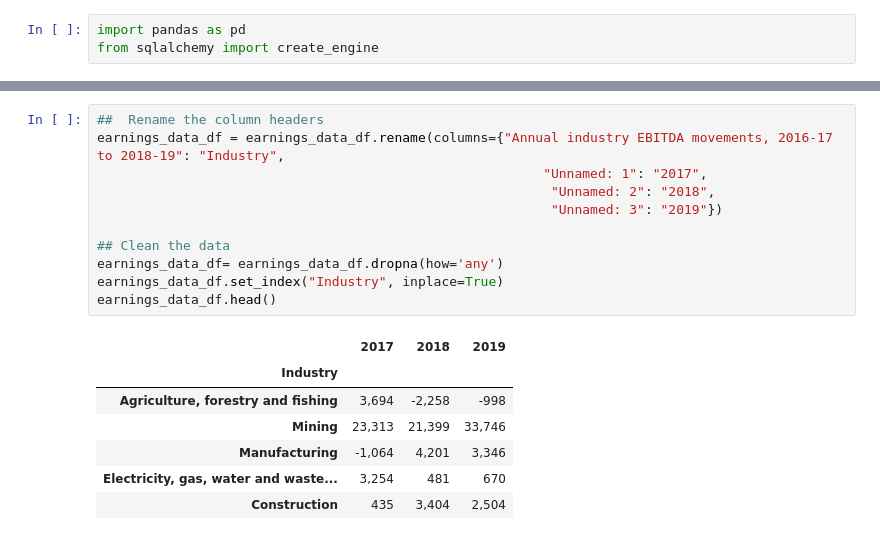
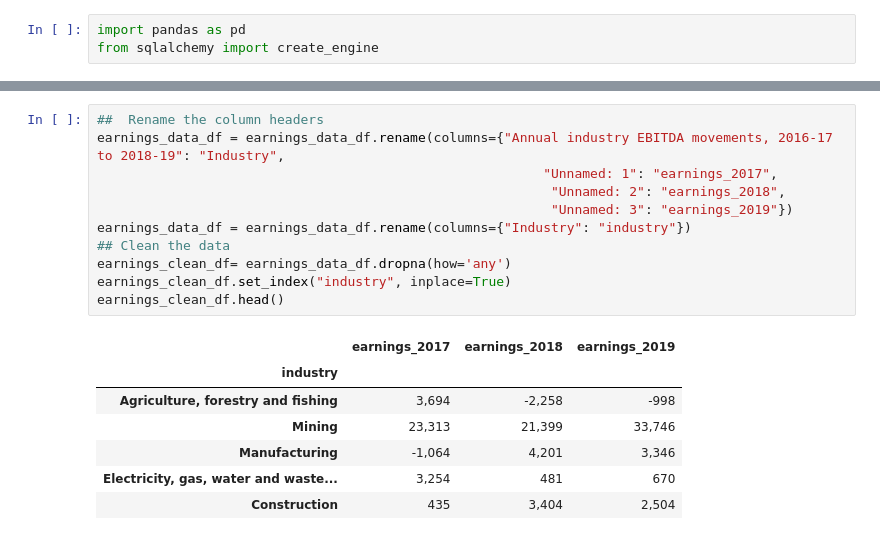
Before and after one commit to Mikicai/ETL_project, a Jupyter notebook: Industry_Anaysis.ipynb, the cells around one changed output, grey strips where cells are left out. Drawn from its saved outputs; the diff is of its cells as text.

```diff
--- a/Industry_Anaysis.ipynb
+++ b/Industry_Anaysis.ipynb
@@ -59,17 +59,17 @@ earnings_data_df.head()
 # %%
 ##  Rename the column headers
 earnings_data_df = earnings_data_df.rename(columns={"Annual industry EBITDA movements, 2016-17 to 2018-19": "Industry",
-                                                         "Unnamed: 1": "2017",
-                                                          "Unnamed: 2": "2018",
-                                                          "Unnamed: 3": "2019"})
-
+                                                         "Unnamed: 1": "earnings_2017",
+                                                          "Unnamed: 2": "earnings_2018",
+                                                          "Unnamed: 3": "earnings_2019"})
+earnings_data_df = earnings_data_df.rename(columns={"Industry": "industry"})
 ## Clean the data
-earnings_data_df= earnings_data_df.dropna(how='any')
-earnings_data_df.set_index("Industry", inplace=True)
-earnings_data_df.head()
+earnings_clean_df= earnings_data_df.dropna(how='any')
+earnings_clean_df.set_index("industry", inplace=True)
+earnings_clean_df.head()
 # %% [output]
-|  | 2017 | 2018 | 2019 |
-| Industry |  |  |  |
+|  | earnings_2017 | earnings_2018 | earnings_2019 |
+| industry |  |  |  |
 | Agriculture, forestry and fishing | 3,694 | -2,258 | -998 |
 | Mining | 23,313 | 21,399 | 33,746 |
 | Manufacturing | -1,064 | 4,201 | 3,346 |
```
Also changed, not shown: parts of 16 cells of this notebook, 3 other files.
